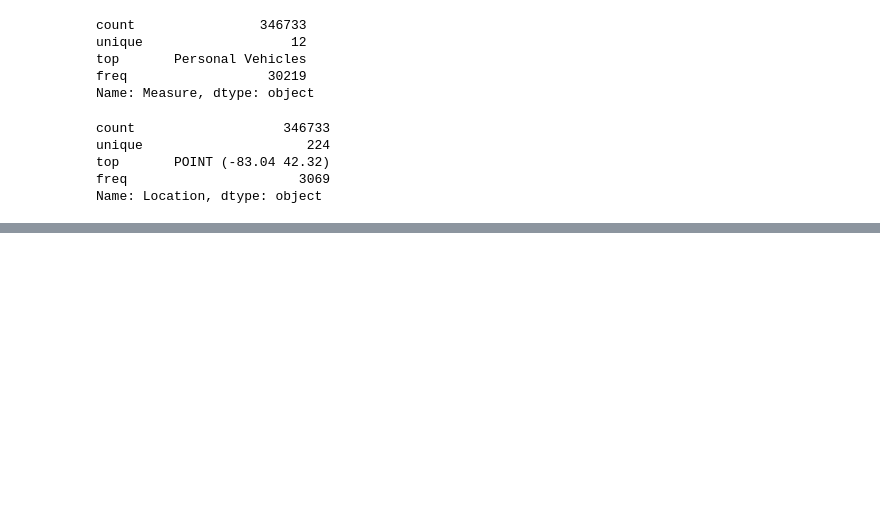
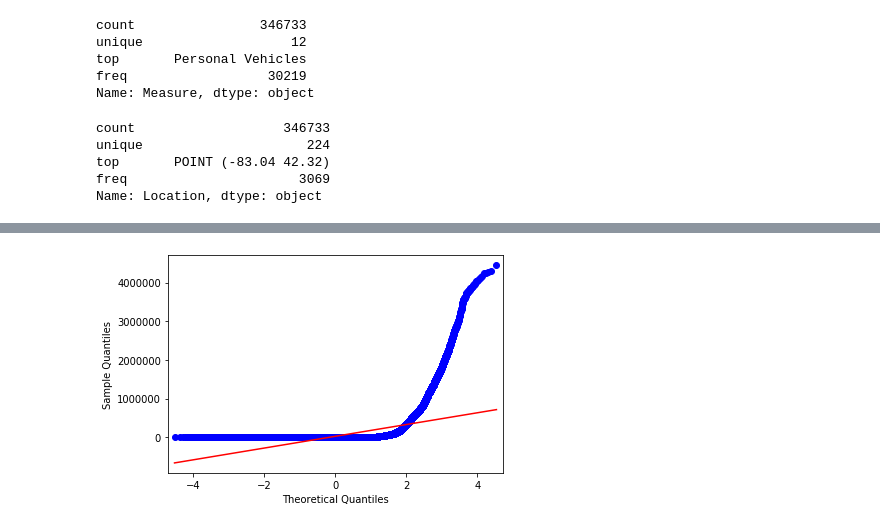
Before and after one commit to vivianusdjpy/DS2-CORE-IP-WEEK-3, a Jupyter notebook: WEEK_3_INDEPENDENT_PROJECT_SAMPLING_IMPLEMENTATION_STRATEGY.ipynb, the cells around one changed output, grey strips where cells are left out. Saved outputs shown, nothing was run; the diff lists cells and outputs as text; code cells hidden in the pictures; blank space fills up the shorter version.

```diff
--- a/WEEK_3_INDEPENDENT_PROJECT_SAMPLING_IMPLEMENTATION_STRATEGY.ipynb
+++ b/WEEK_3_INDEPENDENT_PROJECT_SAMPLING_IMPLEMENTATION_STRATEGY.ipynb
@@ -118,0 +125,6 @@ TypeError: ignored
+# %%
+#Using Q-Q Plot to check for normality in the data
+qqplot(df['Value'], line='s')
+pyplot.show()
+# %% [output]
+[figure, added]
```
Also changed, not shown: parts of 16 cells of this notebook.
